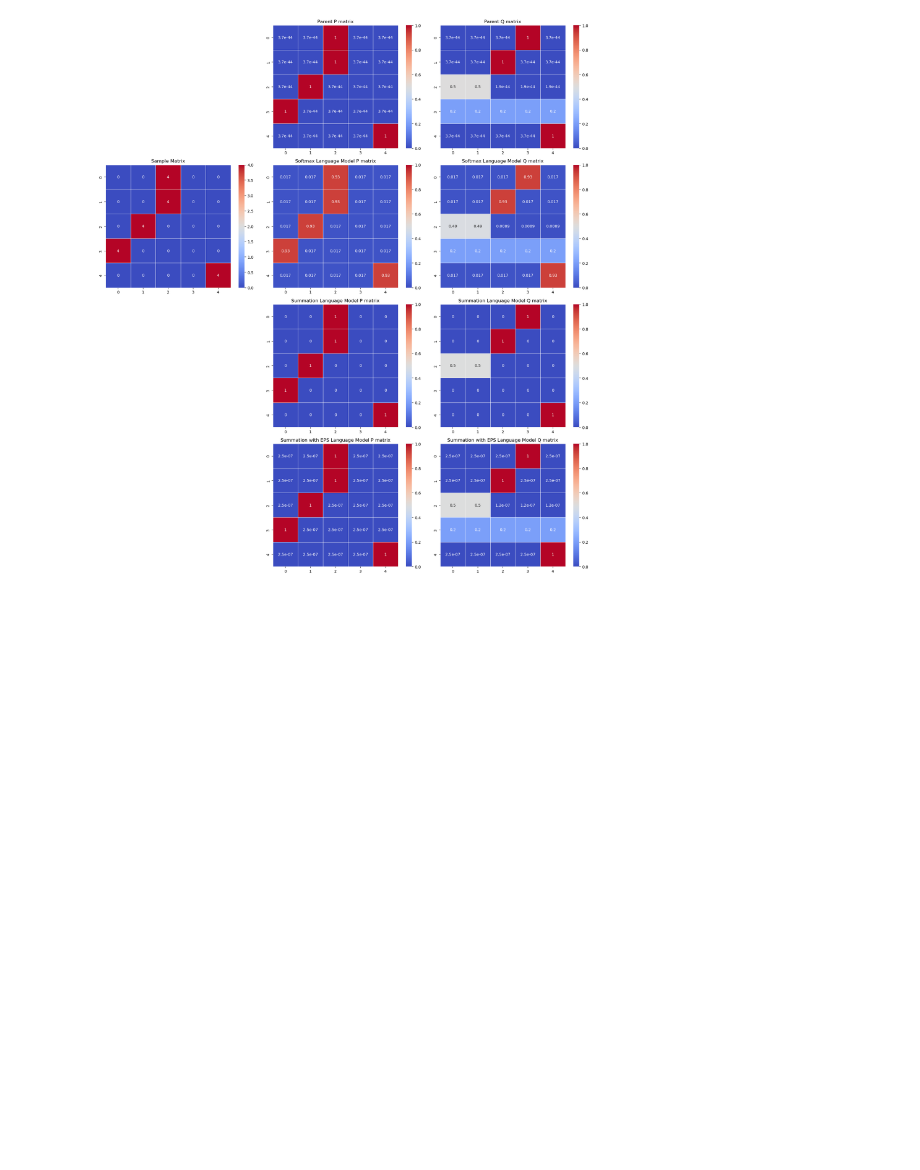
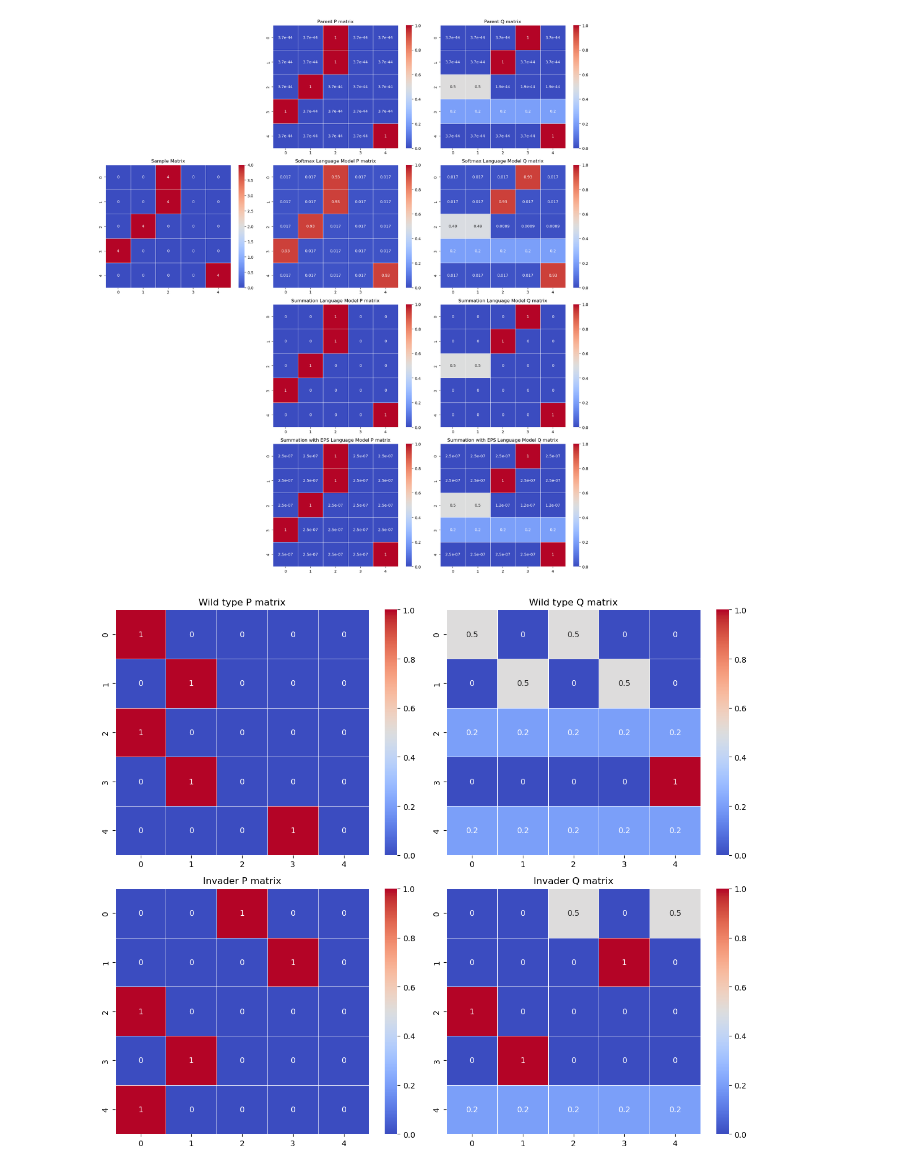
Before and after one commit to zihangwen/Evolution-of-language-obj-sig-mapping, a Jupyter notebook: workspace/language_visual.ipynb, the cells around one changed output. Saved outputs shown, nothing was run; the diff lists cells and outputs as text; code cells hidden in the pictures; blank space fills up the shorter version.

Commit message:
update invade plotting etc

```diff
--- a/workspace/language_visual.ipynb
+++ b/workspace/language_visual.ipynb
@@ -87,3 +87,43 @@ fig.savefig("figures/toy/matrix_values_suboptimal_4eps.jpg", dpi = 600)
 # plt.close()
 # %% [output]
 [figure]
+# %%
+# Invading
+num_objects = num_sounds = 5
+lang_init = LanguageModelStabilized(0, num_objects, num_sounds)
+# lang_init.initialize_language()
+lang_init.P = np.array([[1., 0., 0., 0., 0.],
+                        [0., 1., 0., 0., 0.],
+                        [1., 0., 0., 0., 0.],
+                        [0., 1., 0., 0., 0.],
+                        [0., 0., 0., 1., 0.]])
+lang_init.Q = NormalizeEPS(lang_init.P.T)
+# lang_init.Q = np.array([[0.5, 0., 0.5, 0., 0.],
+#                         [0., 0.5, 0., 0.5, 0.],
+#                         [0.2, 0.2, 0.2, 0.2, 0.2],
+#                         [0., 0., 0., 0., 1.],
+#                         [0.2, 0.2, 0.2, 0.2, 0.2]])
+
+lang_invade = LanguageModelStabilized(1, num_objects, num_sounds)
+# lang_invade.initialize_language()
+lang_invade.P = np.array([[0., 0., 1., 0., 0.],
+                            [0., 0., 0., 1., 0.],
+                            [1., 0., 0., 0., 0.],
+                            [0., 1., 0., 0., 0.],
+                            [1., 0., 0., 0., 0.]])
+lang_invade.Q = NormalizeEPS(lang_invade.P.T)
+# %%
+fig, axes = plt.subplots(2, 2, figsize=(12, 10))
+# axes = axes.flatten()
+sns.heatmap(lang_init.P, annot=True, cmap="coolwarm", linewidths=0.5, ax=axes[0, 0], vmin=0, vmax=1)
+axes[0, 0].set_title("Wild type P matrix")
+sns.heatmap(lang_init.Q, annot=True, cmap="coolwarm", linewidths=0.5, ax=axes[0, 1], vmin=0, vmax=1)
+axes[0, 1].set_title("Wild type Q matrix")
+sns.heatmap(lang_invade.P, annot=True, cmap="coolwarm", linewidths=0.5, ax=axes[1, 0], vmin=0, vmax=1)
+axes[1, 0].set_title("Invader P matrix")
+sns.heatmap(lang_invade.Q, annot=True, cmap="coolwarm", linewidths=0.5, ax=axes[1, 1], vmin=0, vmax=1)
+axes[1, 1].set_title("Invader Q matrix")
+fig.tight_layout()
+fig.savefig(os.path.join("/home/zihangw/EvoComm/figures_invading/starter_visual.jpg"), dpi=600)
+# %% [output]
+[figure, added]
```
Also changed, not shown: parts of 2 cells of this notebook, 3 other files.
